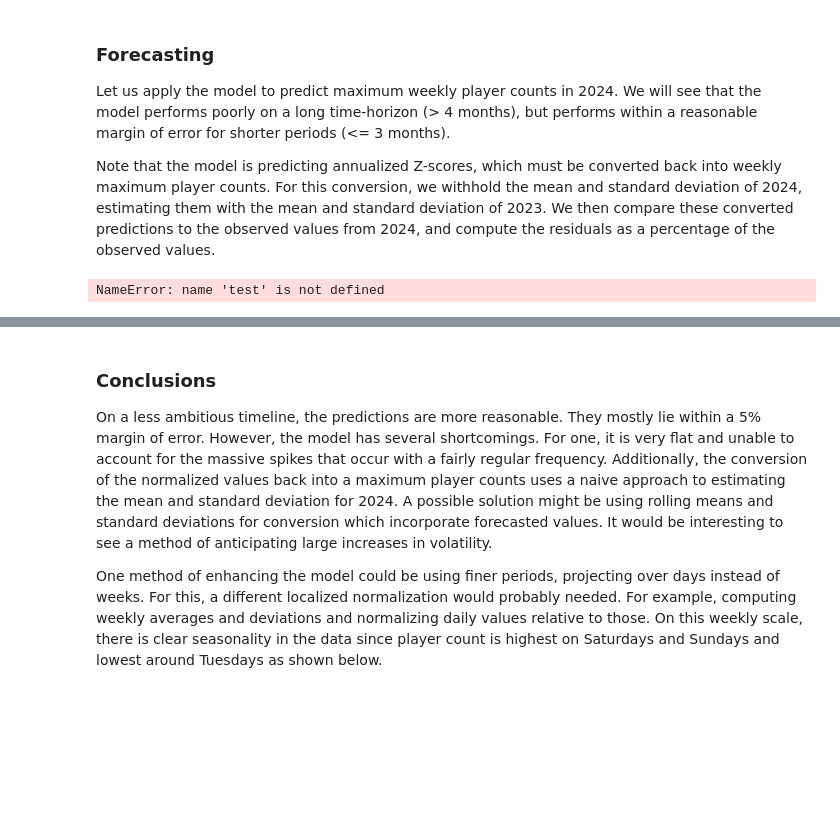
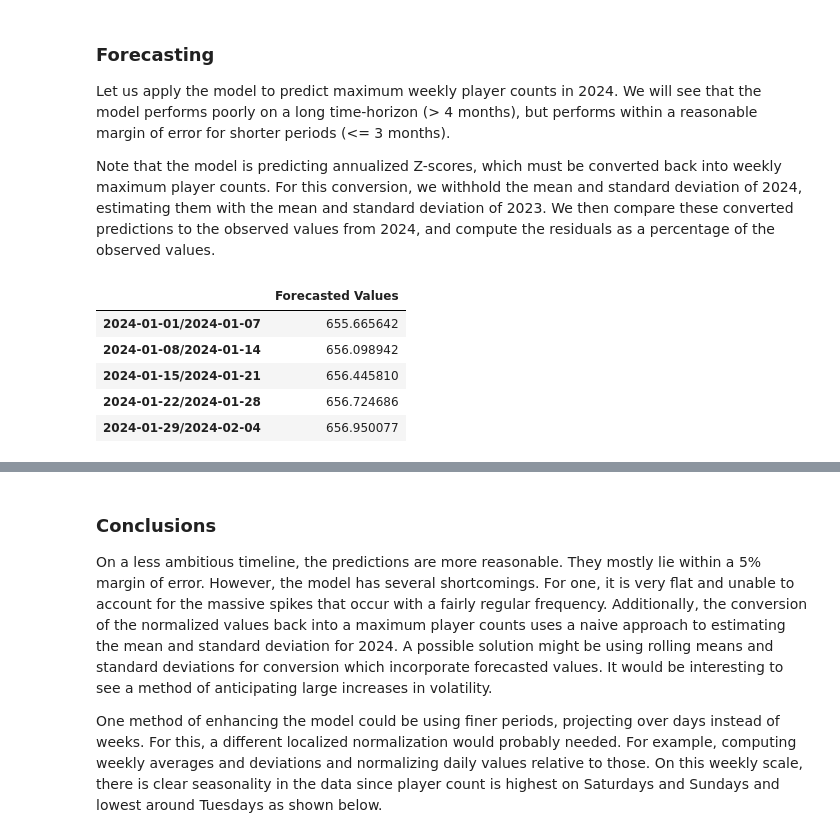
Before and after one commit to wmg0034/PlayerCountForecasting, a Jupyter notebook: Dota2Predictor.ipynb, the cells around one changed output, grey strips where cells are left out. Drawn from its saved outputs; the diff is of its cells as text; code cells hidden in the pictures; blank space fills up the shorter version.

```diff
--- a/Dota2Predictor.ipynb
+++ b/Dota2Predictor.ipynb
@@ -293,21 +293,27 @@ Let us apply the model to predict maximum weekly player counts in 2024. We will
 
 Note that the model is predicting annualized Z-scores, which must be converted back into weekly maximum player counts. For this conversion, we withhold the mean and standard deviation of 2024, estimating them with the mean and standard deviation of 2023. We then compare these converted predictions to the observed values from 2024, and compute the residuals as a percentage of the observed values.
 # %%
-forecast = model.predict(len(test)).to_frame(name='Forecasted Values').iloc[2:]
+test_set = weekly_avg.loc[weekly_avg.index.year == 2024]
+forecast = model.predict(len(test_set)).to_frame(name='Forecasted Values').iloc[2:]
 
 def revert(ind, value):
     return ((val.iloc[0] * annual_volatility_series.iloc[-2]) + annual_mean_series.iloc[-2] )
 
 for idx, val in forecast.iterrows():
     forecast.loc[idx] = revert(idx, val)
 
 
-test_set = weekly_avg.loc[weekly_avg.index.year == 2024]
+
 residuals = ((test_set['Max. Players (Thousands)'] - forecast['Forecasted Values'])/test_set['Max. Players (Thousands)']).to_frame(name='Residuals (%)')
 
 forecast.head()
 # %% [output]
-NameError: name 'test' is not defined
+|  | Forecasted Values |
+| 2024-01-01/2024-01-07 | 655.665642 |
+| 2024-01-08/2024-01-14 | 656.098942 |
+| 2024-01-15/2024-01-21 | 656.445810 |
+| 2024-01-22/2024-01-28 | 656.724686 |
+| 2024-01-29/2024-02-04 | 656.950077 |
 # %%
 fig = plt.figure(figsize=size)
 
```
Also changed, not shown: parts of 6 cells of this notebook.
